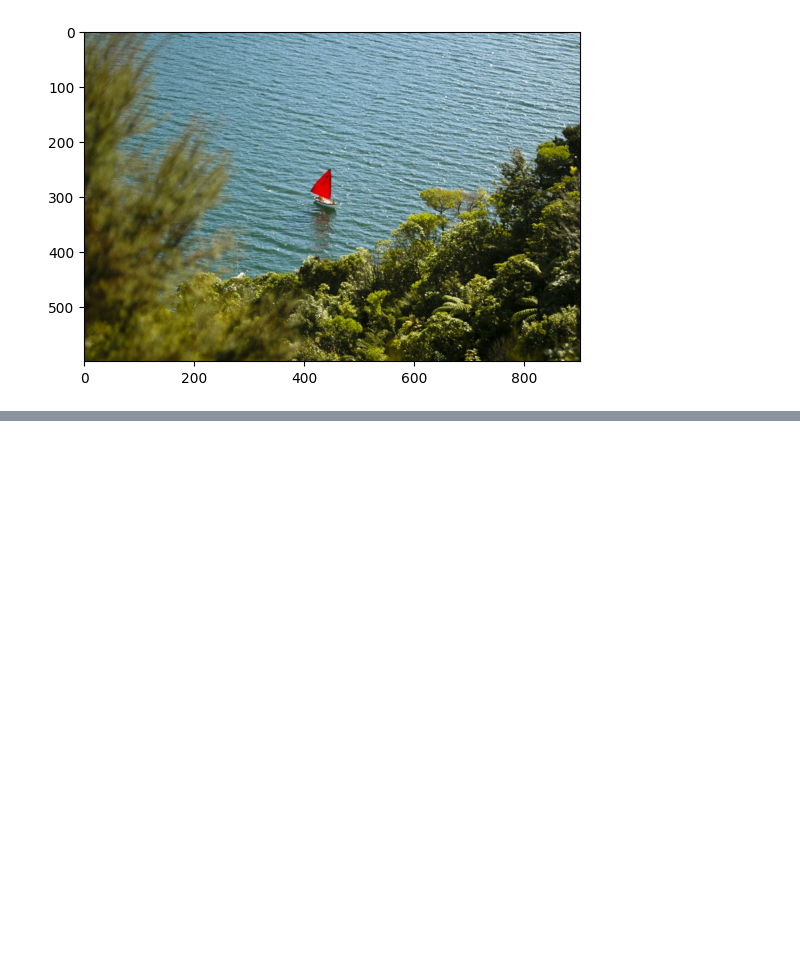
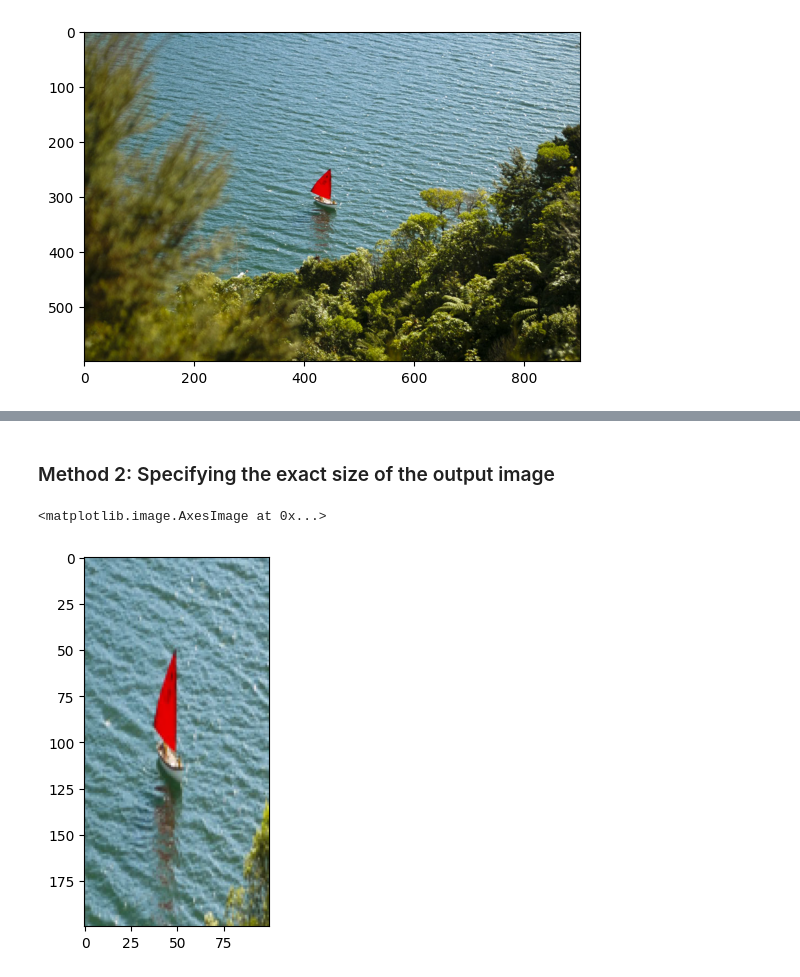
Before and after one commit to Sharjeel1042/OpenCV_Tutorial, a Jupyter notebook: BasicImageManipulation.ipynb, the cells around one changed output, grey strips where cells are left out. Drawn from its saved outputs; the diff is of its cells as text; code cells hidden in the pictures; blank space fills up the shorter version.

```diff
--- a/BasicImageManipulation.ipynb
+++ b/BasicImageManipulation.ipynb
@@ -126,0 +155,12 @@ plt.imshow(img_NZ_rgb)
+# %% [markdown]
+### Method 2: Specifying the exact size of the output image
+# %%
+desired_width=100
+desired_height=200
+dim=(desired_width,desired_height)
+
+resized_cropped_image=cv2.resize(croppedImg,dsize=dim,interpolation=cv2.INTER_AREA)
+plt.imshow(resized_cropped_image)
+# %% [output]
+<matplotlib.image.AxesImage at 0x...>
+[figure, added]
```
Also changed, not shown: parts of 10 cells of this notebook.
